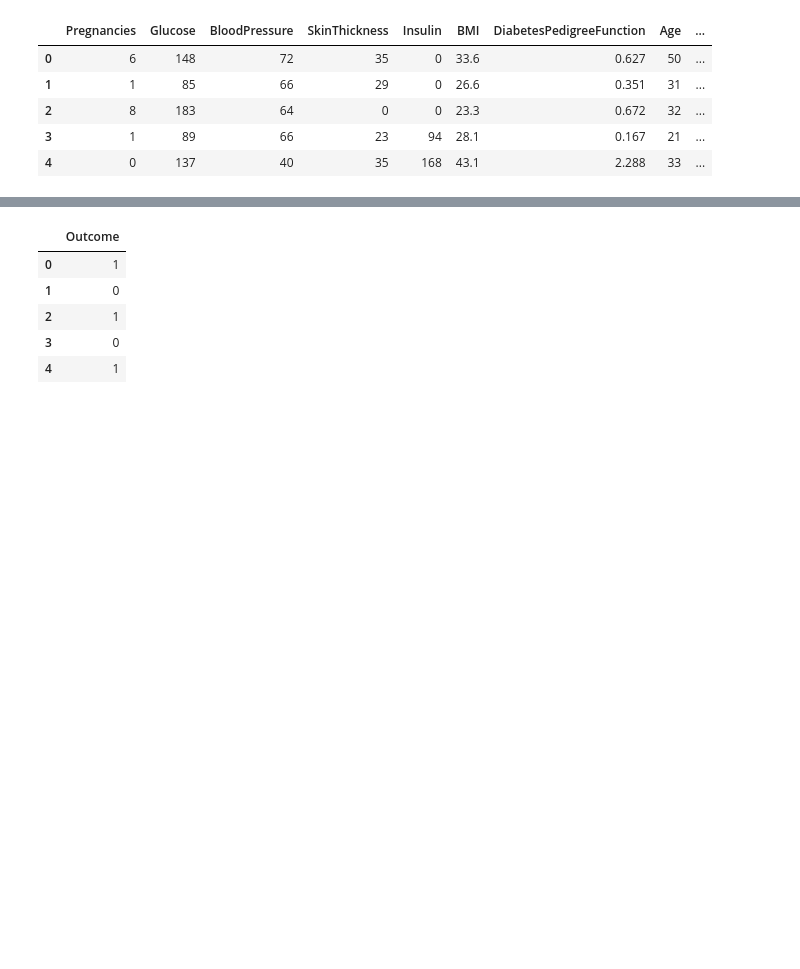
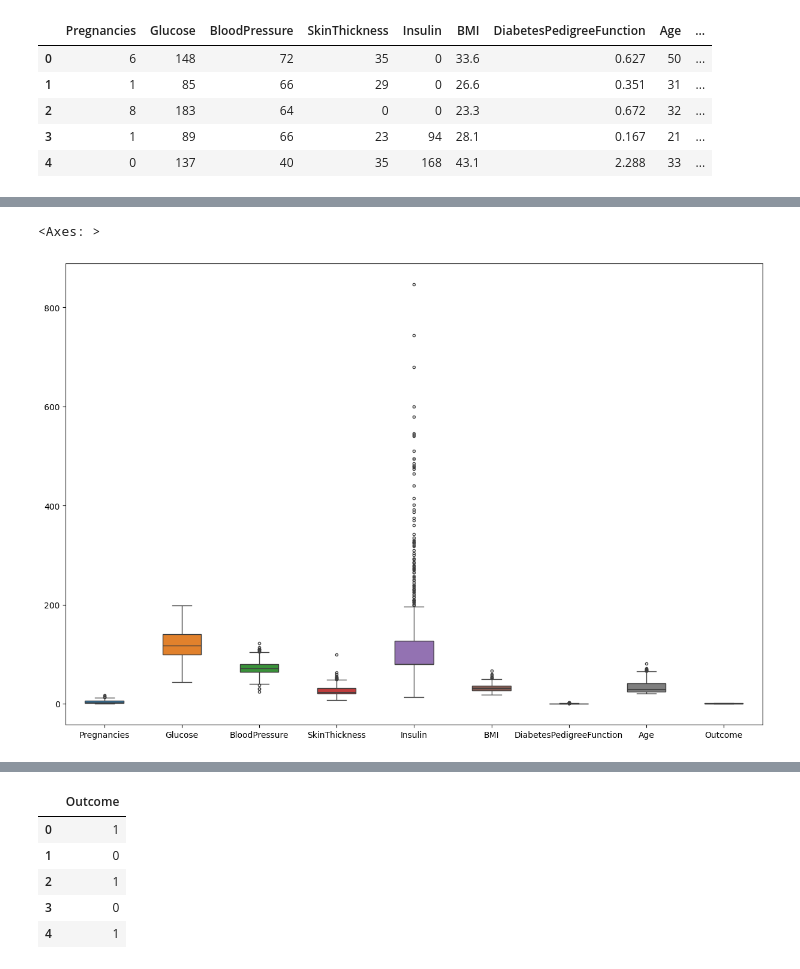
Before and after one commit to asheeransari/ML_Project_LogisticRegression_Diabetes_prediction, a Jupyter notebook: notebook/ProjectLogisticRegression.ipynb, the cells around one changed output, grey strips where cells are left out. Cells and saved outputs as stored; diff of their text form; code cells hidden in the pictures; blank space fills up the shorter version.

```diff
--- a/notebook/ProjectLogisticRegression.ipynb
+++ b/notebook/ProjectLogisticRegression.ipynb
@@ -54,3 +99,9 @@ df_copy.head()
+# %%
+fig,ax = plt.subplots(figsize = (15,10))
+sns.boxplot(data = df_copy,ax = ax, width=0.5,fliersize=3)
+# %% [output]
+<Axes: >
+[figure, added]
 # %%
 X = df_copy.iloc[:,:-1]
 y = df_copy.iloc[:,-1]
```
Also changed, not shown: parts of 18 cells of this notebook, 5 other files.
